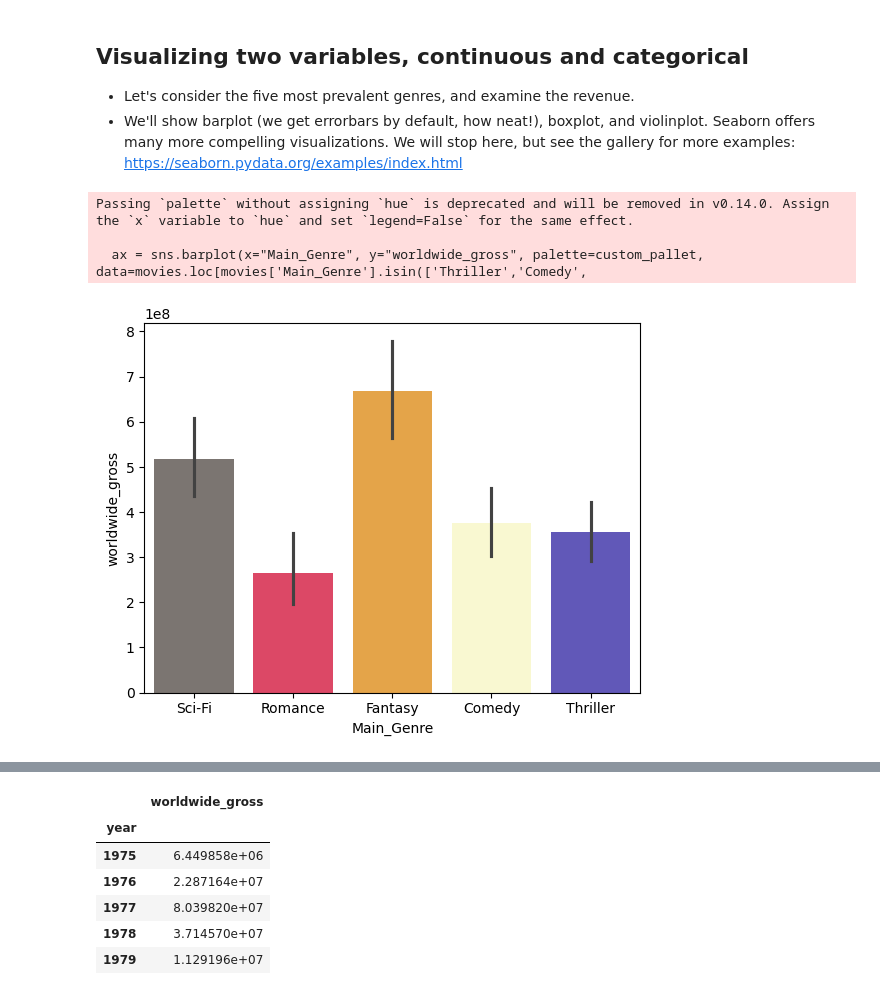
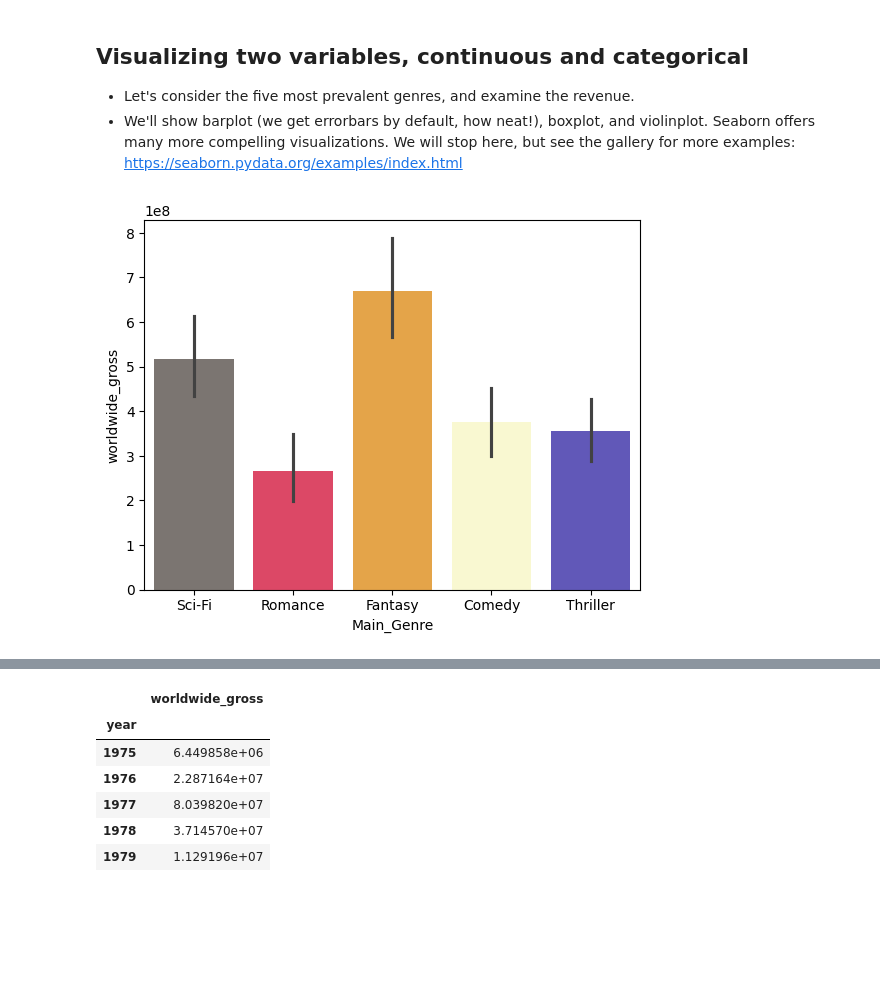
Before and after one commit to petim0/ADA2023, a Jupyter notebook: Exercises/02 - Data viz and data from the web/Becoming a DataVizard exercise.ipynb, the cells around one changed output, grey strips where cells are left out. Drawn from its saved outputs; the diff is of its cells as text; code cells hidden in the pictures; blank space fills up the shorter version.

```diff
--- a/Exercises/02 - Data viz and data from the web/Becoming a DataVizard exercise.ipynb
+++ b/Exercises/02 - Data viz and data from the web/Becoming a DataVizard exercise.ipynb
@@ -151,11 +151,7 @@ sns.jointplot(data = movies, x = 'worldwide_gross', y = 'imdb_rating', kind="reg
 - Let's consider the five most prevalent genres, and examine the revenue.
 - We'll show barplot (we get errorbars by default, how neat!), boxplot, and violinplot. Seaborn offers many more compelling visualizations. We will stop here, but see the gallery for more examples: https://seaborn.pydata.org/examples/index.html
 # %%
-ax = sns.barplot(x="Main_Genre", y="worldwide_gross", palette=custom_pallet, data=movies.loc[movies['Main_Genre'].isin(['Thriller','Comedy',
-                                                                                      'Fantasy','Sci-Fi','Romance'])])
+ax = sns.barplot(x="Main_Genre", hue="Main_Genre", legend=False, y="worldwide_gross", palette=custom_pallet, data=movies.loc[movies['Main_Genre'].isin(['Thriller','Comedy','Fantasy','Sci-Fi','Romance'])])
 # %% [output]
-Passing `palette` without assigning `hue` is deprecated and will be removed in v0.14.0. Assign the `x` variable to `hue` and set `legend=False` for the same effect.
-
-  ax = sns.barplot(x="Main_Genre", y="worldwide_gross", palette=custom_pallet, data=movies.loc[movies['Main_Genre'].isin(['Thriller','Comedy',
-[figure, old version]
+[figure, new version]
 # %%
```
Also changed, not shown: parts of 7 cells of this notebook, 2 other files.
